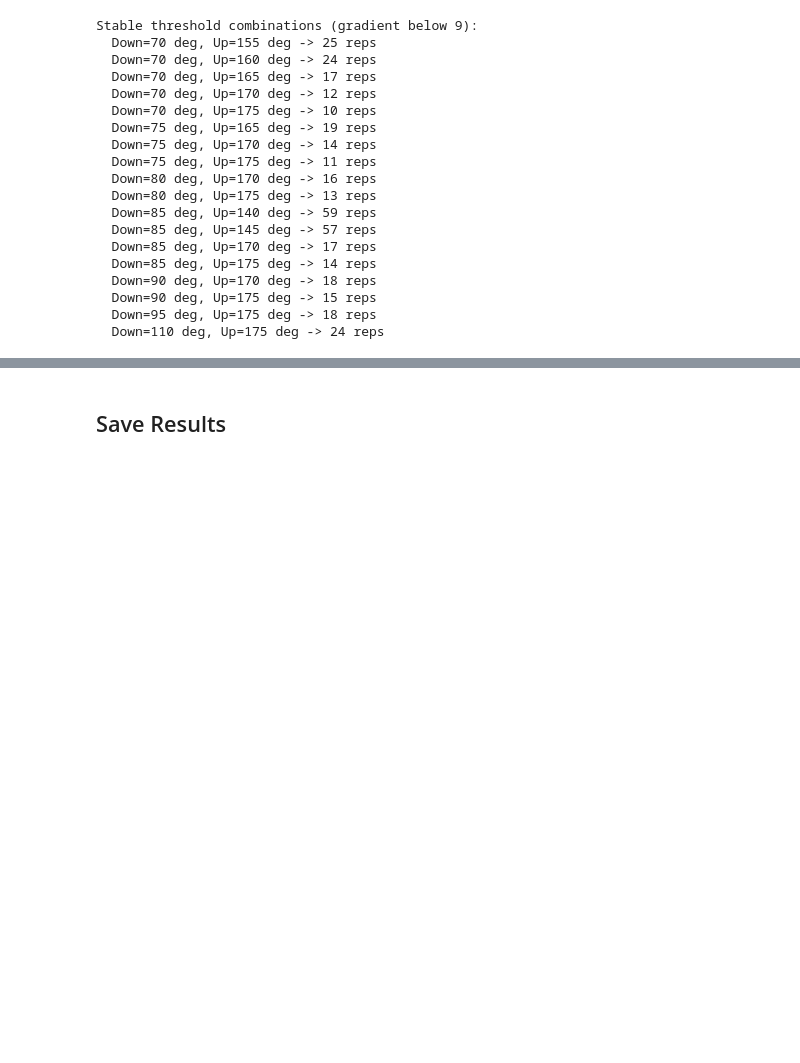
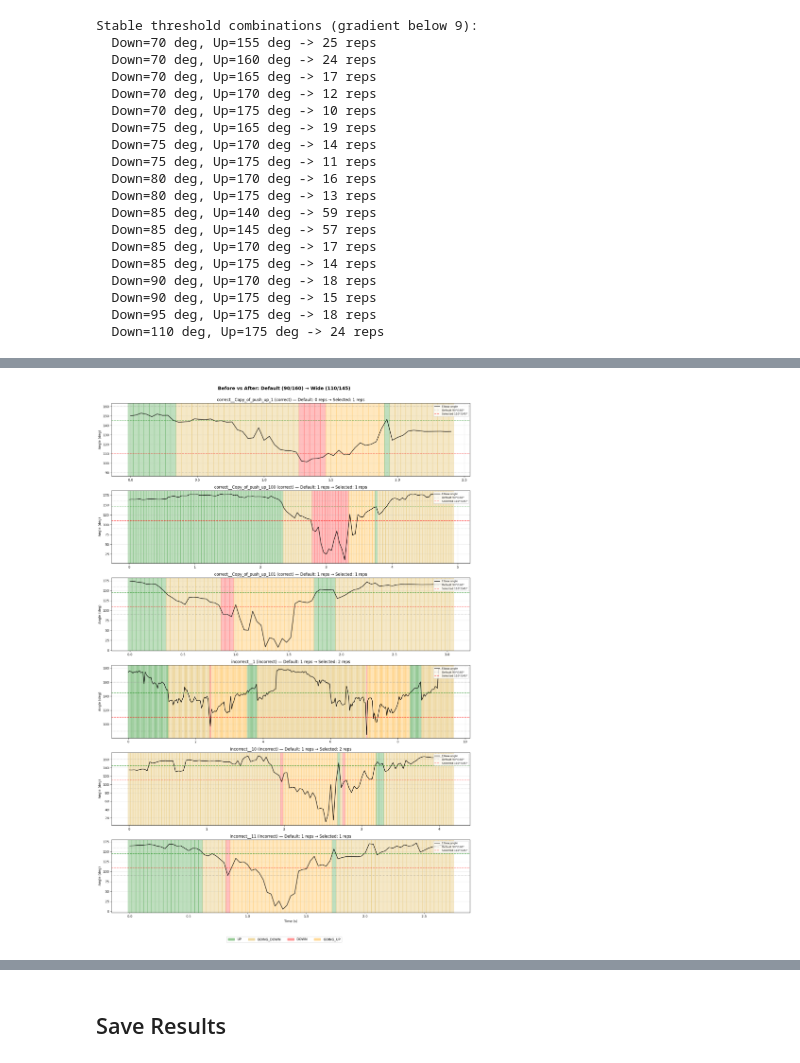
Before and after one commit to ikhwanwahid/pushup-tracker, a Jupyter notebook: notebooks/05_rep_counting_baseline.ipynb, the cells around one changed output, grey strips where cells are left out. Cells and saved outputs as stored; diff of their text form; code cells hidden in the pictures; blank space fills up the shorter version.

```diff
--- a/notebooks/05_rep_counting_baseline.ipynb
+++ b/notebooks/05_rep_counting_baseline.ipynb
@@ -190,0 +350,50 @@ Stable threshold combinations (gradient below 9):
+# %%
+# Visual before/after: show 6 sample videos with default vs selected thresholds
+sample_ids = correct_ids[:3] + incorrect_ids[:3]
+
+fig, axes = plt.subplots(len(sample_ids), 1, figsize=(16, 4 * len(sample_ids)))
+
+for i, vid_id in enumerate(sample_ids):
+    r = results[vid_id]
+    fps = r["fps"]
+    elbow = r["elbow_angles"]
+    t = np.arange(len(elbow)) / fps
+    phases = r["phases"]
+
+    axes[i].plot(t, elbow, "k-", linewidth=1.5, label="Elbow angle")
+
+    # Color background by phase (selected config)
+    for j in range(len(phases)):
+        axes[i].axvspan(
+            t[j] - 0.5 / fps, t[j] + 0.5 / fps,
+            color=PHASE_COLORS[phases[j]], alpha=0.25,
+        )
+
+    # Default thresholds (gray dashed)
+    axes[i].axhline(90, color="gray", linestyle=":", alpha=0.6, label="Default 90°/160°")
+    axes[i].axhline(160, color="gray", linestyle=":", alpha=0.6)
+
+    # Selected thresholds (colored dashed)
+    axes[i].axhline(sel_down, color="red", linestyle="--", alpha=0.7,
+                     label=f"Selected {sel_down:.0f}°/{sel_up:.0f}°")
+    axes[i].axhline(sel_up, color="green", linestyle="--", alpha=0.7)
+
+    default_count = default_counts[vid_id]
+    selected_count = selected_counts[vid_id]
+    axes[i].set_title(
+        f"{vid_id} ({r['label']}) — Default: {default_count} reps → Selected: {selected_count} reps"
+    )
+    axes[i].set_ylabel("Angle (deg)")
+    axes[i].legend(loc="upper right", fontsize=8)
+    axes[i].grid(True, alpha=0.3)
+
+axes[-1].set_xlabel("Time (s)")
+
+patches = [mpatches.Patch(color=c, alpha=0.4, label=p.name) for p, c in PHASE_COLORS.items()]
+fig.legend(handles=patches, loc="lower center", ncol=4, fontsize=10)
+plt.suptitle(f"Before vs After: Default (90/160) → {SELECTED_CONFIG}", fontsize=14, fontweight="bold")
+plt.tight_layout(rect=[0, 0.03, 1, 0.98])
+plt.savefig("../outputs/figures/05_before_after_comparison.png", dpi=120, bbox_inches="tight")
+plt.show()
+# %% [output]
+[figure, added]
```
Also changed, not shown: parts of 14 cells of this notebook, 2 other files.
